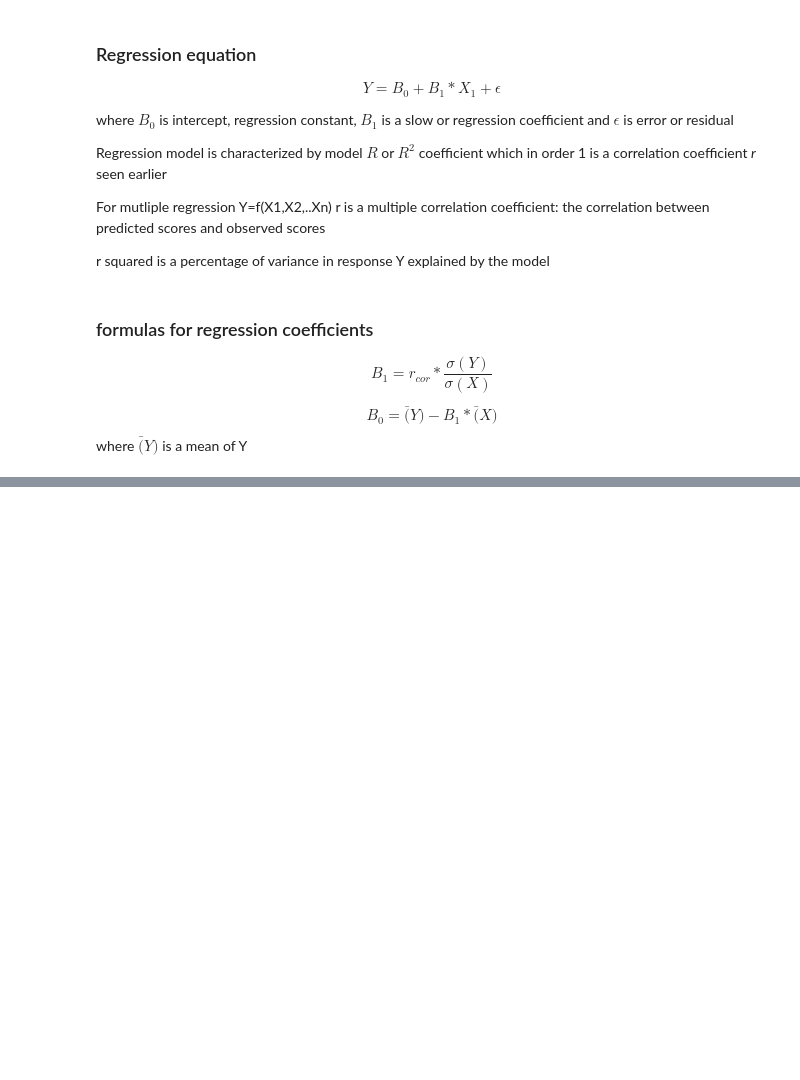
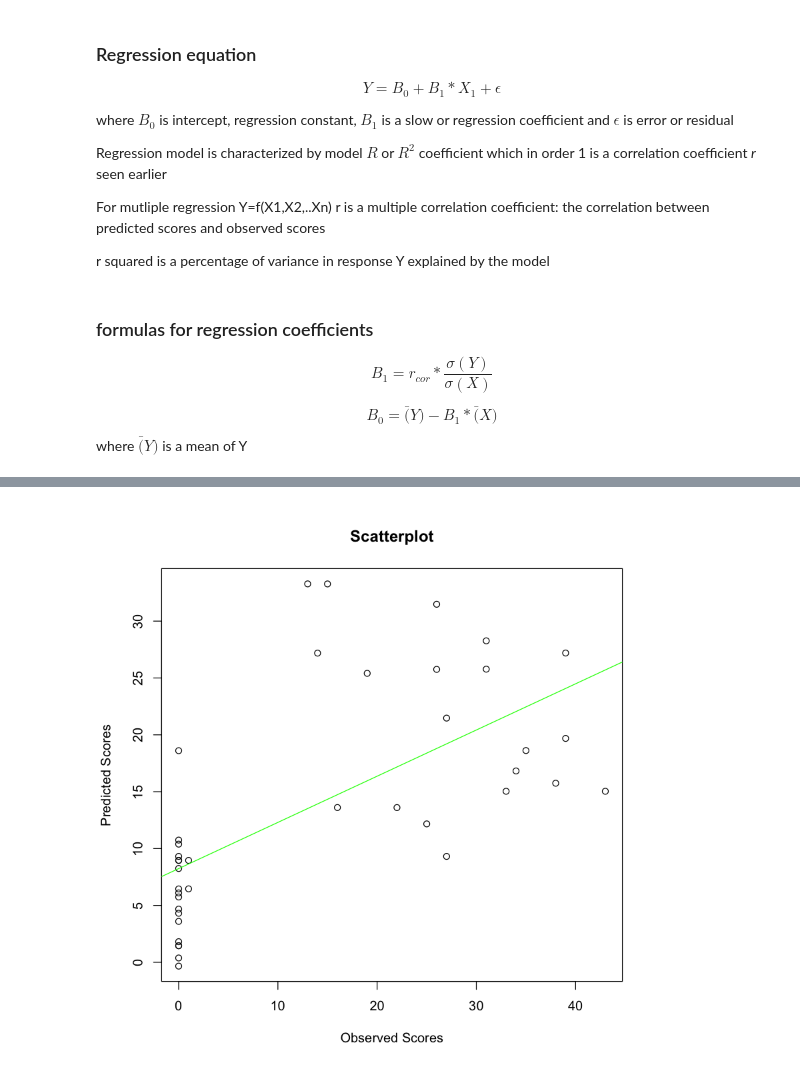
Before and after one commit to slzdevsnp/learn, a Jupyter notebook: intro_stat_corr_regr/correlation_regression_nb.ipynb, the cells around one changed output, grey strips where cells are left out. Saved outputs shown, nothing was run; the diff lists cells and outputs as text; code cells hidden in the pictures; blank space fills up the shorter version.

```diff
--- a/intro_stat_corr_regr/correlation_regression_nb.ipynb
+++ b/intro_stat_corr_regr/correlation_regression_nb.ipynb
@@ -196,0 +240,4 @@ $$B_0 = \bar(Y) - B_1 * \bar(X)$$  where $\bar(Y)$ is a mean of Y
+# %%
+## order 2 linear regression
+model_2 <- lm(impact$sym2 ~ impact$ic2 + impact$vermem2)
+summary(model_2) # obser an increase of R squared
@@ -196,0 +263,7 @@ $$B_0 = \bar(Y) - B_1 * \bar(X)$$  where $\bar(Y)$ is a mean of Y
+# %%
+# Plot predicted scores against observed scores
+predicted <- fitted(model_2)
+plot(predicted ~ impact$sym2, main = "Scatterplot", xlab = "Observed Scores", ylab = "Predicted Scores")
+abline(lm(predicted ~impact$sym2),col = "green")
+# %% [output]
+[figure, added]
```
Also changed, not shown: parts of 8 cells of this notebook, 1 other file.
